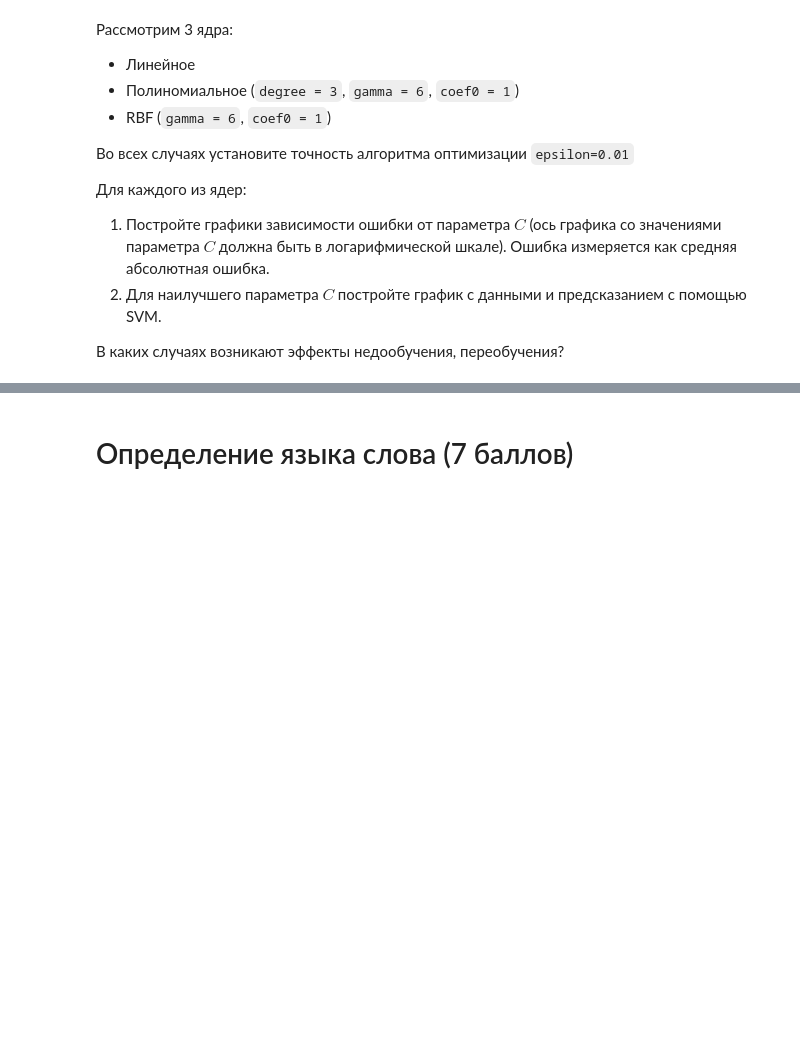
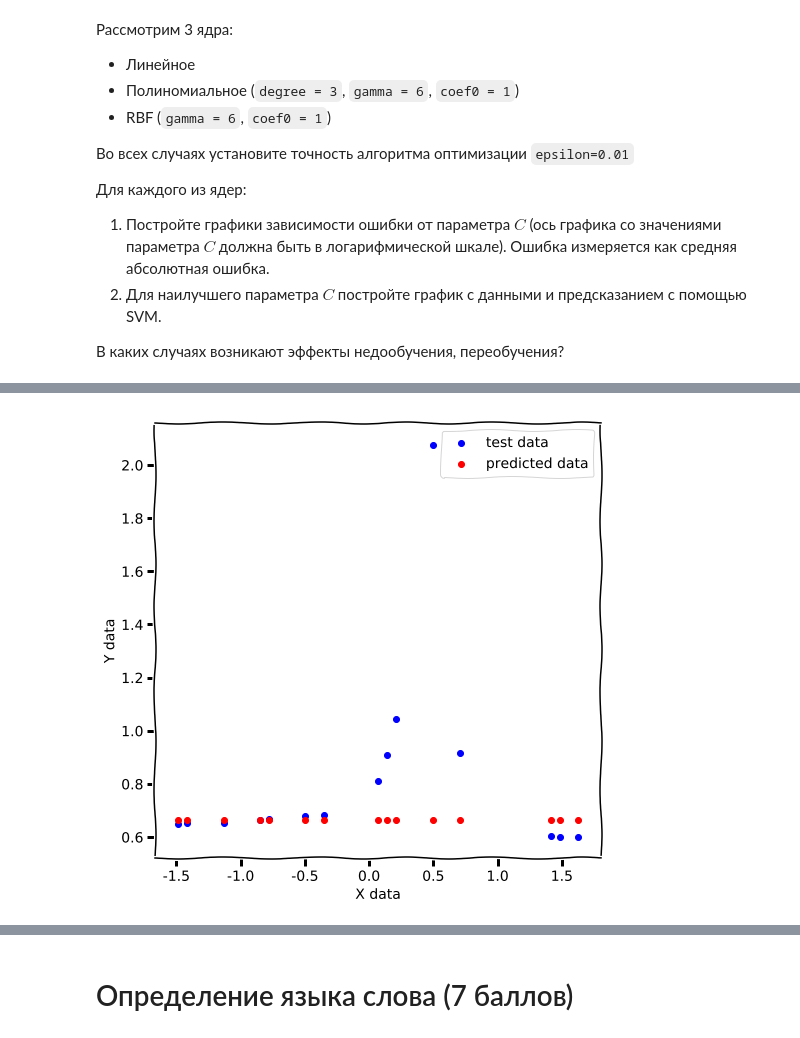
Before and after one commit to BobrG/IreneGit, a Jupyter notebook: hw1-svm.ipynb, the cells around one changed output, grey strips where cells are left out. Saved outputs shown, nothing was run; the diff lists cells and outputs as text; code cells hidden in the pictures; blank space fills up the shorter version.

```diff
--- a/hw1-svm.ipynb
+++ b/hw1-svm.ipynb
@@ -88,0 +142,4 @@ plt.plot(C, y_rbf)
+# %%
+plotting_best(min(y_lin, key=lambda a: a[2])[0], svm.SVR, 'linear')
+# %% [output]
+[figure, added]
```
Also changed, not shown: parts of 15 cells of this notebook.
